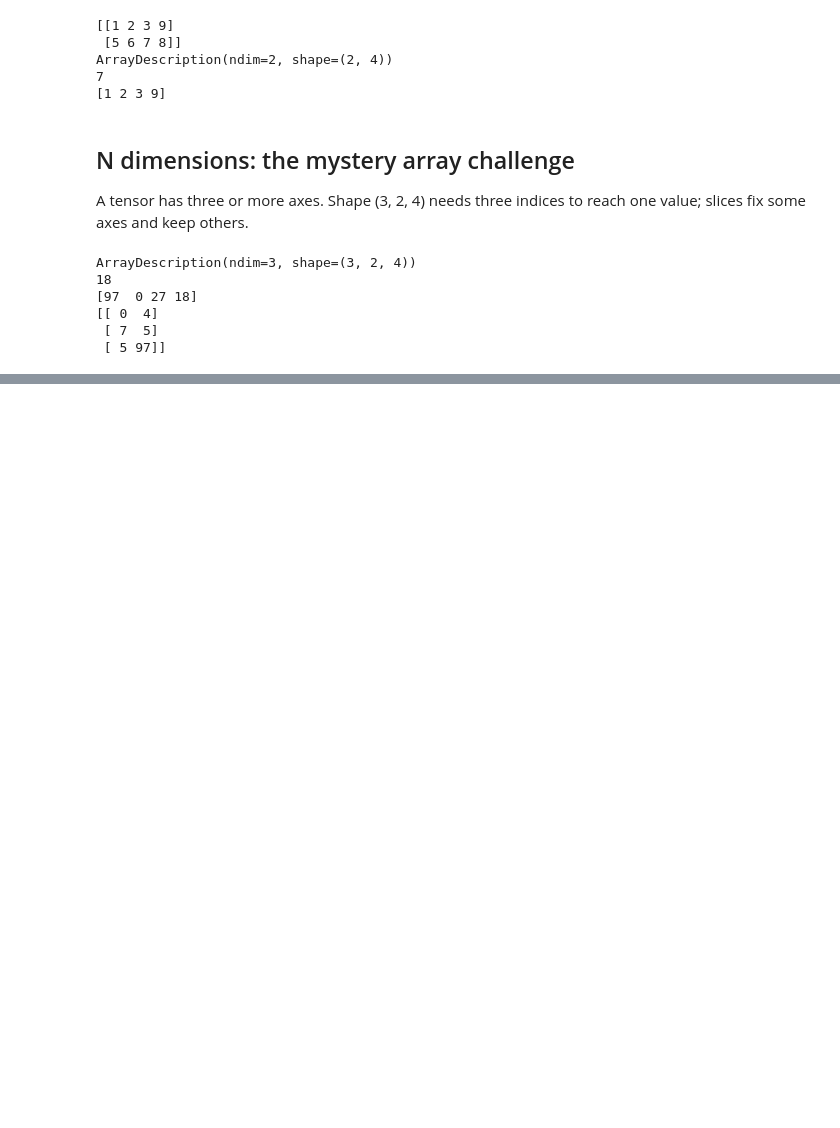
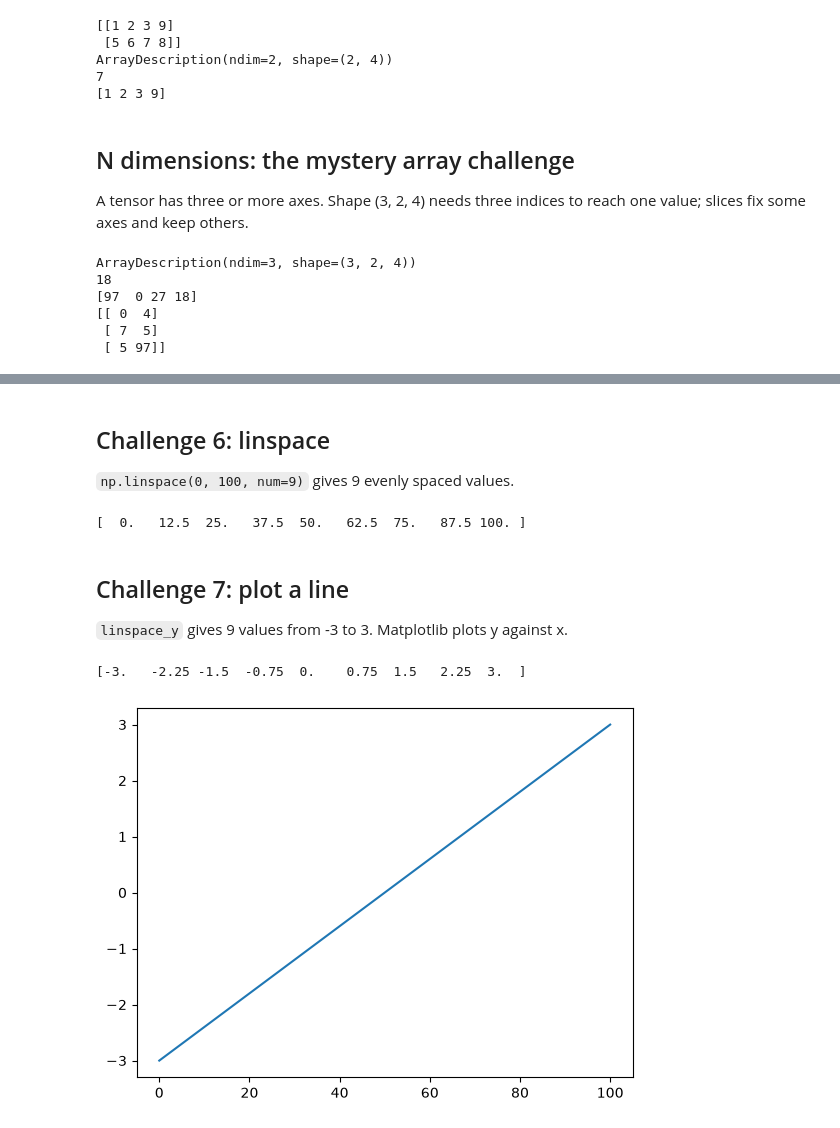
Before and after one commit to Tirsvad-Udemy-100-days-of-code/077-computing-with-numpy, a Jupyter notebook: notebooks/computing_with_numpy.ipynb, the cells around one changed output, grey strips where cells are left out. Drawn from its saved outputs; the diff is of its cells as text; code cells hidden in the pictures; blank space fills up the shorter version.

```diff
--- a/notebooks/computing_with_numpy.ipynb
+++ b/notebooks/computing_with_numpy.ipynb
@@ -84,0 +171,28 @@ ArrayDescription(ndim=3, shape=(3, 2, 4))
+# %% [markdown]
+## Challenge 6: linspace
+
+`np.linspace(0, 100, num=9)` gives 9 evenly spaced values.
+# %%
+from computing_with_numpy.domain.generating import linspace_x
+
+x = linspace_x()
+print(x)
+# %% [output]
+[  0.   12.5  25.   37.5  50.   62.5  75.   87.5 100. ]
+# %% [markdown]
+## Challenge 7: plot a line
+
+`linspace_y` gives 9 values from -3 to 3. Matplotlib plots y against x.
+# %%
+import matplotlib.pyplot as plt
+
+from computing_with_numpy.domain.generating import linspace_x, linspace_y
+
+x = linspace_x()
+y = linspace_y()
+print(y)
+plt.plot(x, y)
+plt.show()
+# %% [output]
+[-3.   -2.25 -1.5  -0.75  0.    0.75  1.5   2.25  3.  ]
+[figure, added]
```
Also changed, not shown: parts of 12 cells of this notebook, 23 other files.
